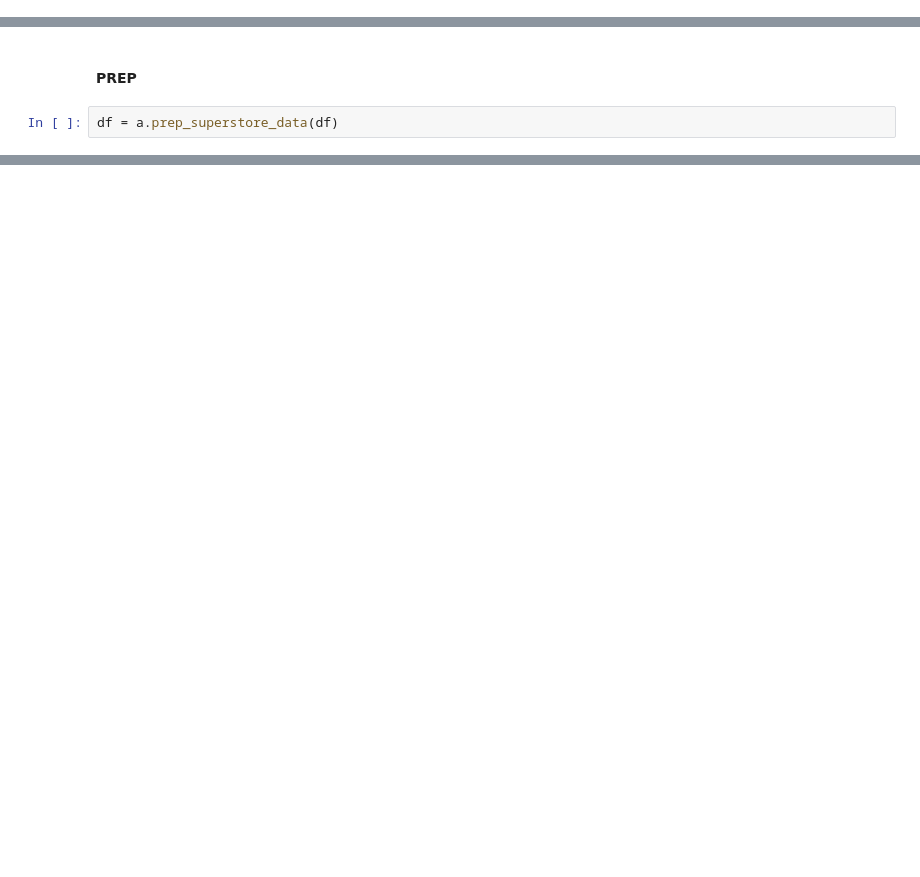
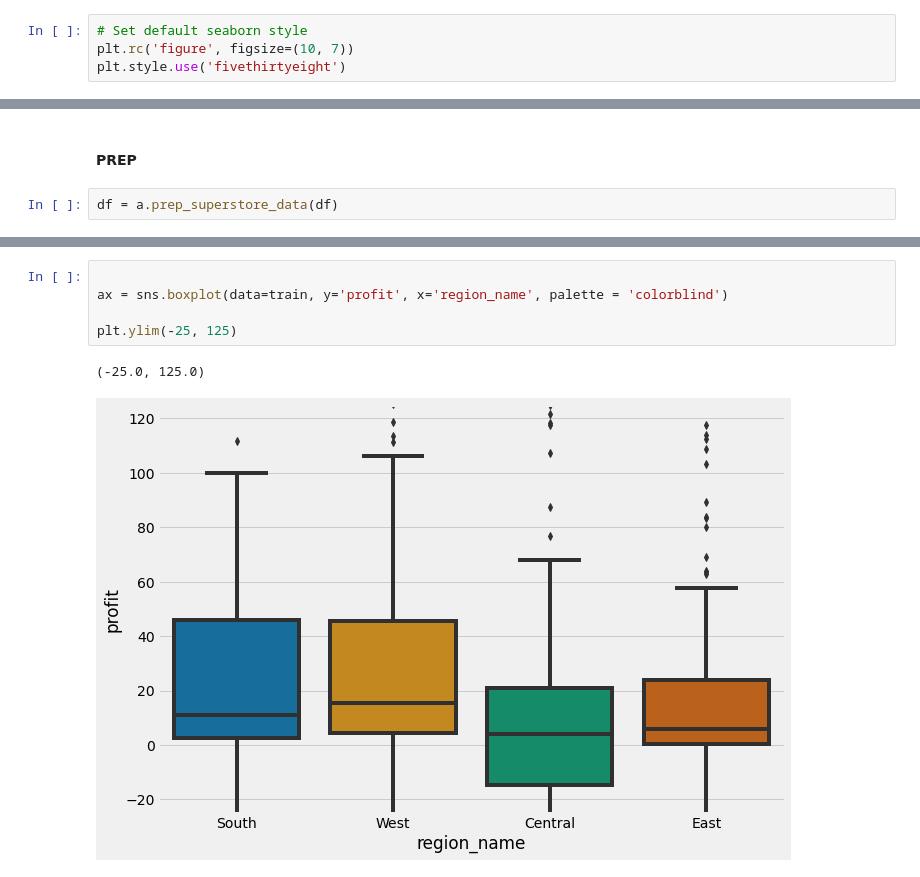
Before and after one commit to CJ-time-series-project/CJ-time-series-project, a Jupyter notebook: jerrys_explore.ipynb, the cells around one changed output, grey strips where cells are left out. Drawn from its saved outputs; the diff is of its cells as text; blank space fills up the shorter version.

```diff
--- a/jerrys_explore.ipynb
+++ b/jerrys_explore.ipynb
@@ -8 +10,5 @@ import acquire as a
+# %%
+# Set default seaborn style
+plt.rc('figure', figsize=(10, 7))
+plt.style.use('fivethirtyeight')
 # %%
@@ -135,0 +294,8 @@ plt.hist(df['Region Name'])
+# %%
+
+ax = sns.boxplot(data=train, y='profit', x='region_name', palette = 'colorblind')
+
+plt.ylim(-25, 125)
+# %% [output]
+(-25.0, 125.0)
+[figure, added]
```
Also changed, not shown: parts of 77 cells of this notebook, 1 other file.
